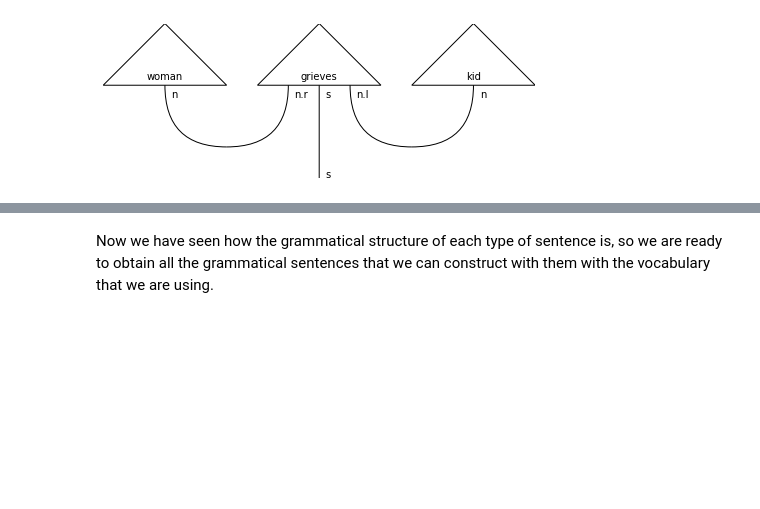
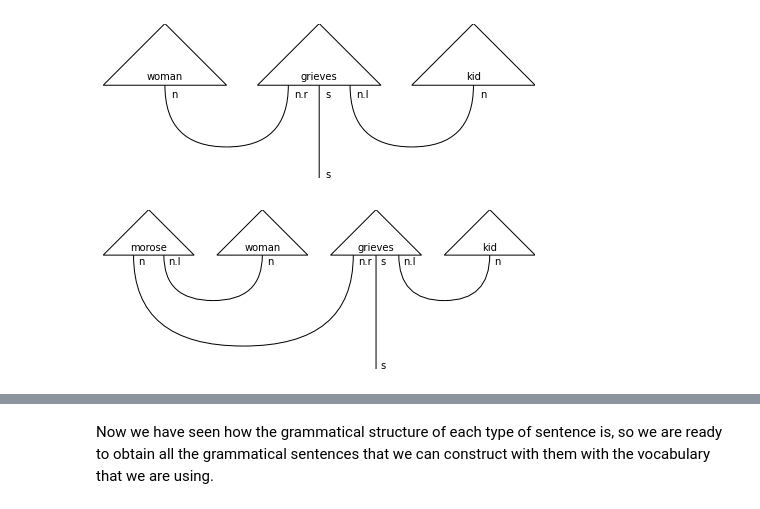
Before and after one commit to PaulaGarciaMolina/QNLP_Qiskit_Hackathon, a Jupyter notebook: sentiment_analysis/sentiment_analysis_iqp.ipynb, the cells around one changed output, grey strips where cells are left out. Drawn from its saved outputs; the diff is of its cells as text; code cells hidden in the pictures; blank space fills up the shorter version.

```diff
--- a/sentiment_analysis/sentiment_analysis_iqp.ipynb
+++ b/sentiment_analysis/sentiment_analysis_iqp.ipynb
@@ -93,3 +94,9 @@ sentence = woman @ grieves @ kid >> grammar
 pregroup.draw(sentence)
 # %% [output]
 [figure]
+# %%
+grammar =  Id(n) @ Cup(n.l, n) @ Id(n.r @ s) @ Cup(n.l, n) >> Cup(n, n.r) @ Id(s) >> Id(s)
+sentence = morose @ woman @ grieves @ kid >> grammar
+pregroup.draw(sentence)
+# %% [output]
+[figure, added]
```
Also changed, not shown: parts of 15 cells of this notebook.
